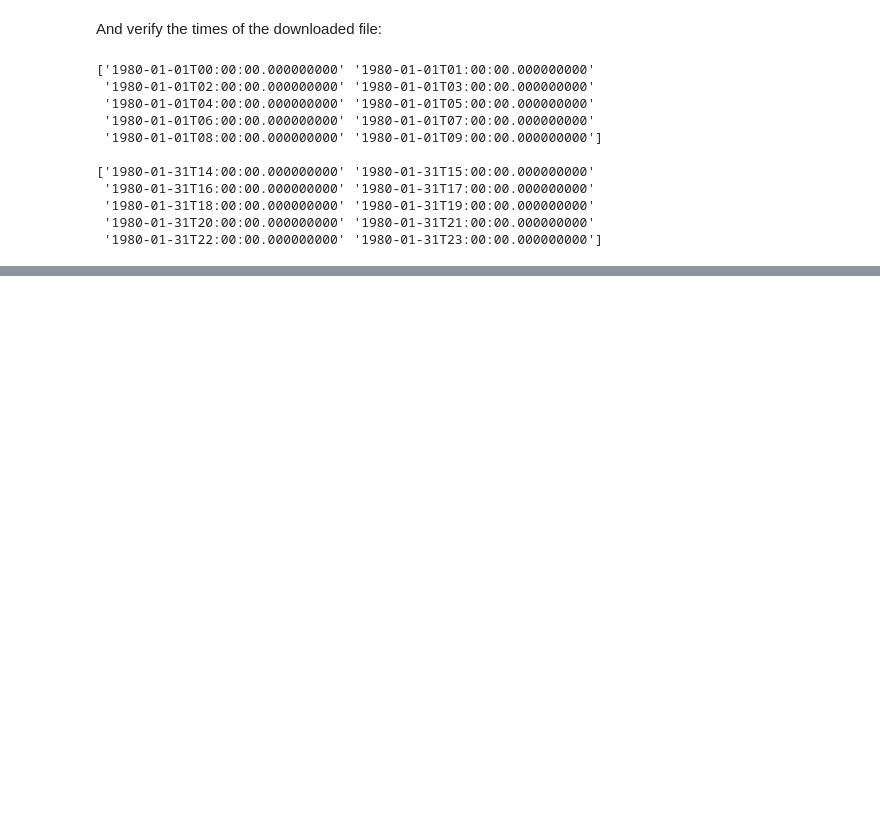
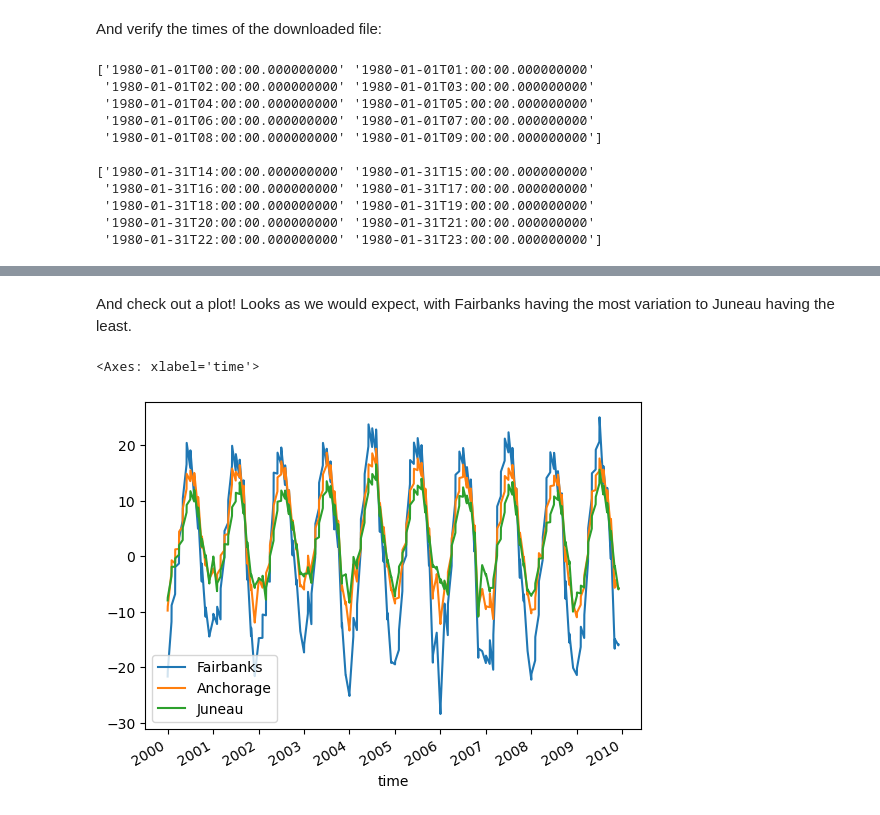
Before and after one commit to ua-snap/ardac-toolbox, a Jupyter notebook: notebooks/era5_access.ipynb, the cells around one changed output, grey strips where cells are left out. Cells and saved outputs as stored; diff of their text form; code cells hidden in the pictures; blank space fills up the shorter version.

```diff
--- a/notebooks/era5_access.ipynb
+++ b/notebooks/era5_access.ipynb
@@ -183,0 +311,12 @@ print(ds.time.values[-10:])
+# %%
+params = {
+    "format": "netcdf.zip",
+    "variable": "2m_temperature",
+}
+
+time_params = cdsapi_timerange_params(
+    start_time="2000-01-01", end_time="2009-12-31 00:00:00", freq="m"
+)
+params.update(time_params)
+# template download filename
+tmp_download_fn = "era5land_{}_2000-2009.netcdf.zip"
@@ -183,0 +325,2 @@ print(ds.time.values[-10:])
+# %%
+data_df = pd.DataFrame()
@@ -183,0 +329,12 @@ print(ds.time.values[-10:])
+# %%
+for name, row in df.iterrows():
+    bbox = [row["latitude"], row["longitude"], row["latitude"], row["longitude"]]
+    params.update({"area": bbox})
+    download_path = era5_dir.joinpath(tmp_download_fn.format(name))
+    c.retrieve("reanalysis-era5-land-monthly-means", params, download_path)
+
+    unzip_path = era5_dir.joinpath(download_path.name.replace(".netcdf.zip", ".nc"))
+    unzip(download_path, unzip_path)
+
+    with xr.open_dataset(unzip_path) as ds:
+        data_df[name] = ds.t2m.values.flatten() - 273.15
@@ -183,0 +362,5 @@ print(ds.time.values[-10:])
+# %%
+# all should have the same time series
+data_df["time"] = ds.t2m.time.values
+data_df = data_df.set_index("time")
+data_df.head()
@@ -183,0 +375,7 @@ print(ds.time.values[-10:])
+# %% [markdown]
+And check out a plot! Looks as we would expect, with Fairbanks having the most variation to Juneau having the least.
+# %%
+data_df.plot()
+# %% [output]
+<Axes: xlabel='time'>
+[figure, added]
```
Also changed, not shown: parts of 25 cells of this notebook, 1 other file.
